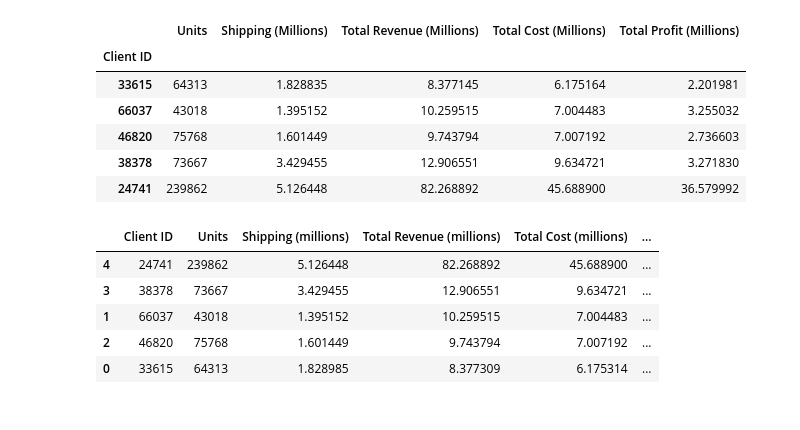
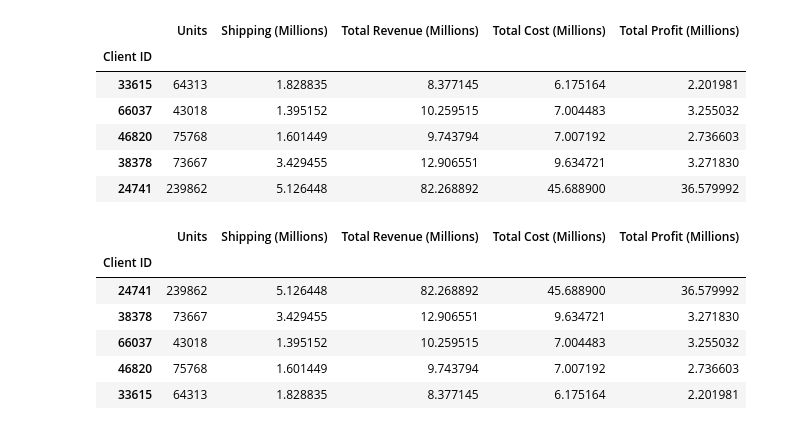
Before and after one commit to elcooney/pandas-challenge-1, a Jupyter notebook: wholesale_data_analysis_starter_code.ipynb, the cells around one changed output. Drawn from its saved outputs; the diff is of its cells as text; code cells hidden in the pictures.

```diff
--- a/wholesale_data_analysis_starter_code.ipynb
+++ b/wholesale_data_analysis_starter_code.ipynb
@@ -205,13 +205,22 @@ subtotal_df
 # %%
 # Create a column for shipping price.
 # Assume a shipping price of $7 per pound for orders over 50 pounds and $10 per pound for items 50 pounds or under.
-import numpy as np
 
 df['total_weight'] = df['unit_weight'] * df['qty']
-#df['shipping_price'] = df.loc[df['total_weight'] > 50, 'total_weight'] * 7
-df['shipping_price'] = np.where(df['total_weight'] >= 50, df['total_weight'] * 7, df['total_weight']*10)
-#df['shipping_price'] = df.loc[df['total_weight'] < 50, 'total_weight'] * 10
 
+# import numpy as np
+# df['shipping_price'] = np.where(df['total_weight'] >= 50, df['total_weight'] * 7, df['total_weight']*10)
+
+def shipping_function(row):
+    if row ['total_weight'] >= 50:
+        shipping = row['total_weight'] * 7
+        return shipping
+    else:
+        shipping = row['total_weight'] * 10
+        return shipping
+
+
+df['shipping_price'] = df.apply(shipping_function, axis= 1)
 
 comparison_mask = (df['client_id']==33615) | (df['client_id']==66037)
 
@@ -383,10 +382,14 @@ top_clients_df
 | 24741 | 239862 | 5.126448 | 82.268892 | 45.688900 | 36.579992 |
 # %%
 # Sort the updated data by "Total Profit (millions)" form highest to lowest and assign the sort to a new DatFrame.
+
+top_clients_df = top_clients_df.sort_values(by='Total Profit (Millions)', ascending=False)
+top_clients_df
 # %% [output]
-|  | Client ID | Units | Shipping (millions) | Total Revenue (millions) | Total Cost (millions) | ... |
-| 4 | 24741 | 239862 | 5.126448 | 82.268892 | 45.688900 | ... |
-| 3 | 38378 | 73667 | 3.429455 | 12.906551 | 9.634721 | ... |
-| 1 | 66037 | 43018 | 1.395152 | 10.259515 | 7.004483 | ... |
-| 2 | 46820 | 75768 | 1.601449 | 9.743794 | 7.007192 | ... |
-| 0 | 33615 | 64313 | 1.828985 | 8.377309 | 6.175314 | ... |
+|  | Units | Shipping (Millions) | Total Revenue (Millions) | Total Cost (Millions) | Total Profit (Millions) |
+| Client ID |  |  |  |  |  |
+| 24741 | 239862 | 5.126448 | 82.268892 | 45.688900 | 36.579992 |
+| 38378 | 73667 | 3.429455 | 12.906551 | 9.634721 | 3.271830 |
+| 66037 | 43018 | 1.395152 | 10.259515 | 7.004483 | 3.255032 |
+| 46820 | 75768 | 1.601449 | 9.743794 | 7.007192 | 2.736603 |
+| 33615 | 64313 | 1.828835 | 8.377145 | 6.175164 | 2.201981 |
```
Also changed, not shown: parts of 1 cell of this notebook.
